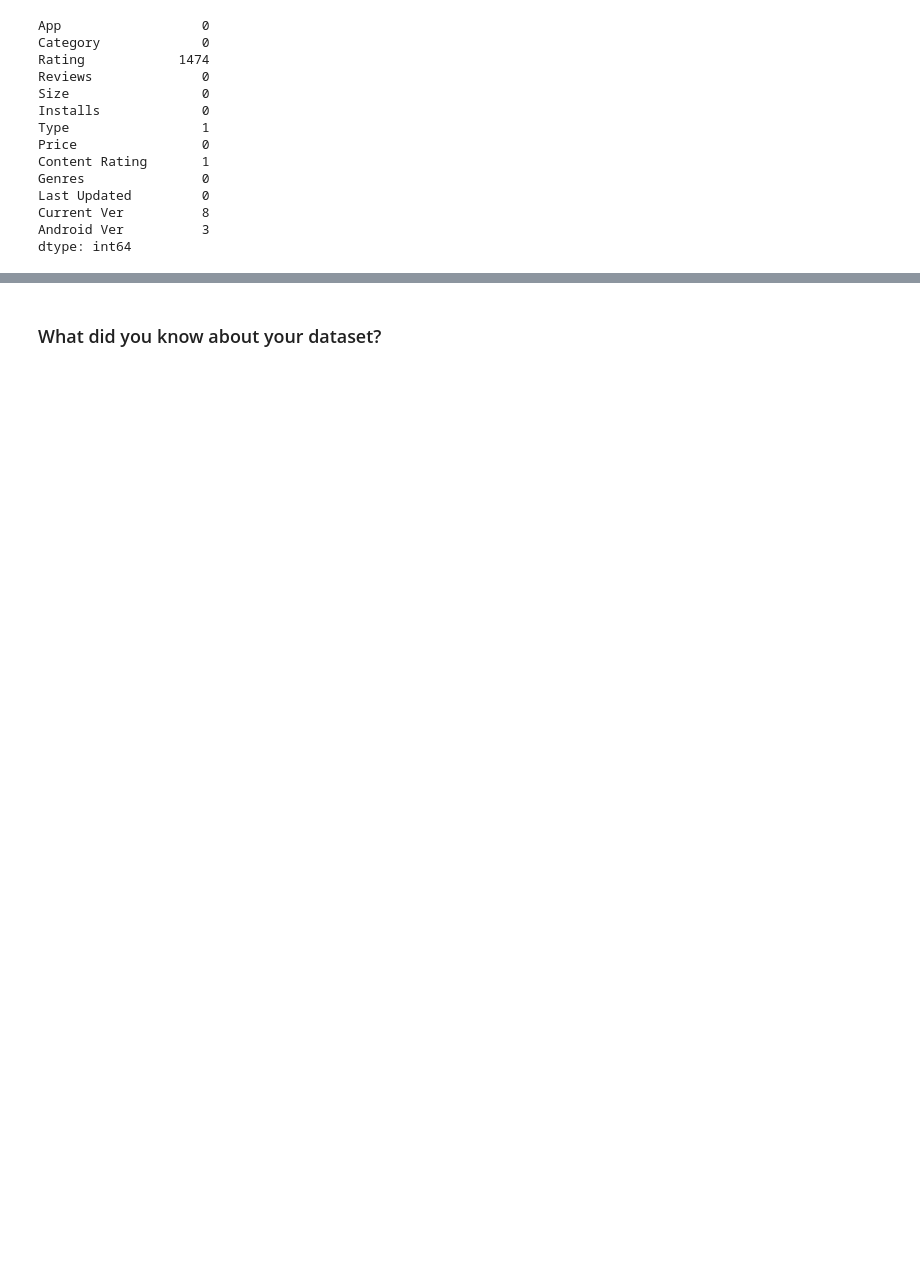
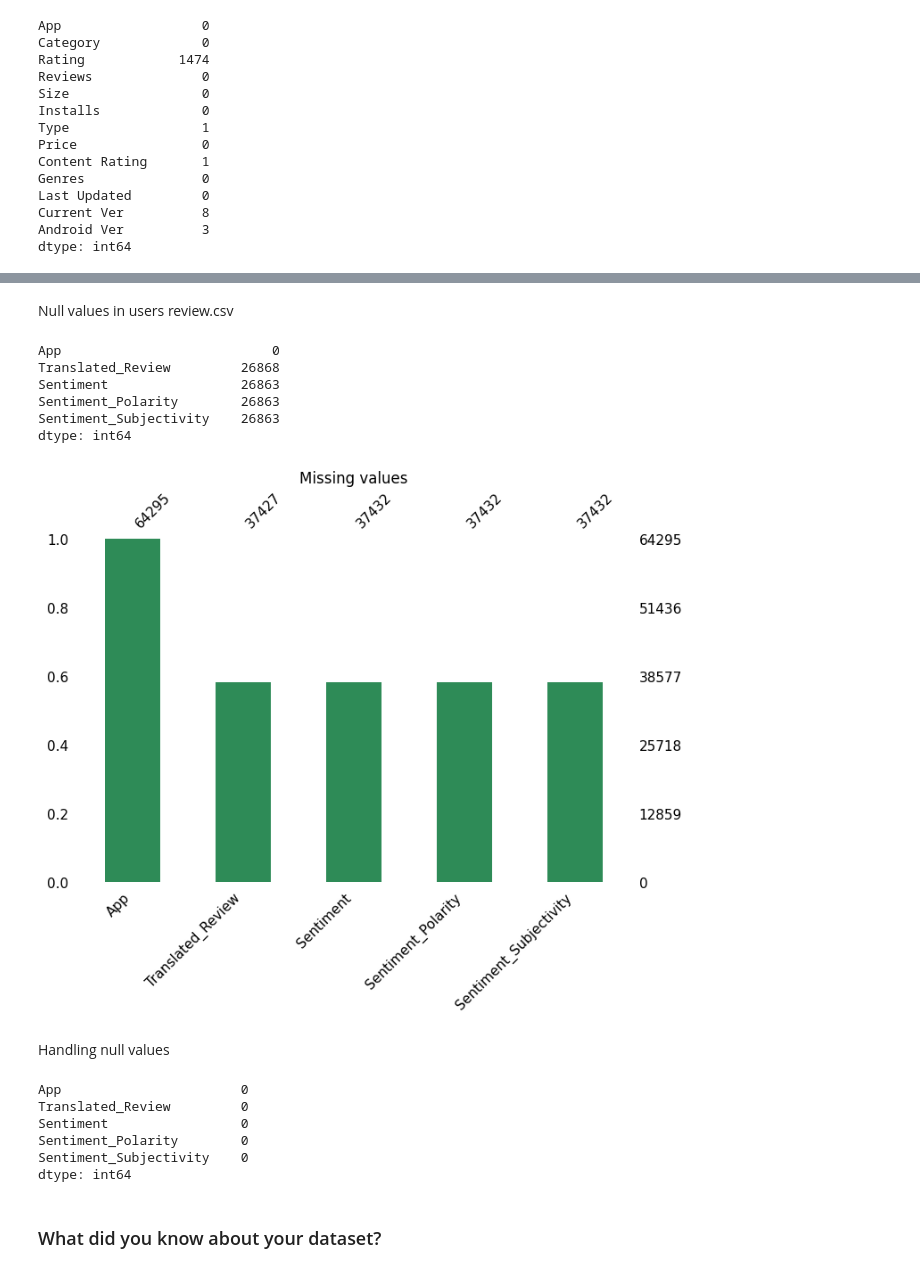
Before and after one commit to Radhika190/CAPSTON---1-Platstore-app-data-analysis, a Jupyter notebook: Individual_Notebook_|_playstore_app_data_analysis_.ipynb, the cells around one changed output, grey strips where cells are left out. Drawn from its saved outputs; the diff is of its cells as text; code cells hidden in the pictures; blank space fills up the shorter version.

```diff
--- a/Individual_Notebook_|_playstore_app_data_analysis_.ipynb
+++ b/Individual_Notebook_|_playstore_app_data_analysis_.ipynb
@@ -162,0 +299,24 @@ dtype: int64
+# %% [markdown]
+Null values in users review.csv
+# %%
+# check on null values on 2nd CSV
+df_rev.isna().sum()
+# %% [output]
+App                           0
+Translated_Review         26868
+Sentiment                 26863
+Sentiment_Polarity        26863
+Sentiment_Subjectivity    26863
+dtype: int64
+# %%
+# Visualizing the missing values in user reviews.csv
+msno.bar(df_rev,
+         fontsize=11,
+         figsize=(8,5),
+         color='seagreen')
+plt.title('Missing values')
+plt.show()
+# %% [output]
+[figure, added]
+# %% [markdown]
+Handling null values
@@ -163,2 +326,12 @@ dtype: int64
+# %%
+# Rechecking after removing all these null values
+df_rev.isna().sum()
+# %% [output]
+App                       0
+Translated_Review         0
+Sentiment                 0
+Sentiment_Polarity        0
+Sentiment_Subjectivity    0
+dtype: int64
 # %% [markdown]
 ### What did you know about your dataset?
```
Also changed, not shown: parts of 216 cells of this notebook.
